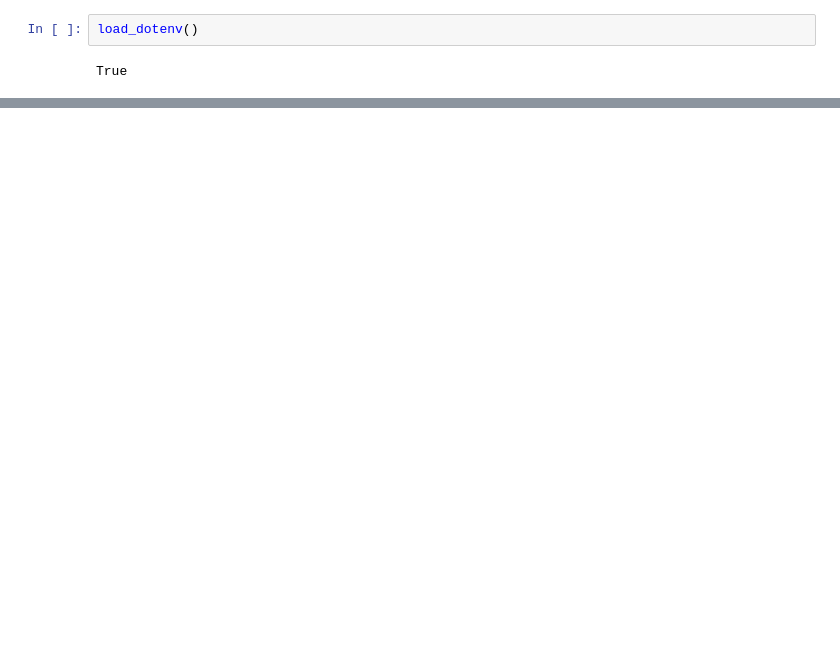
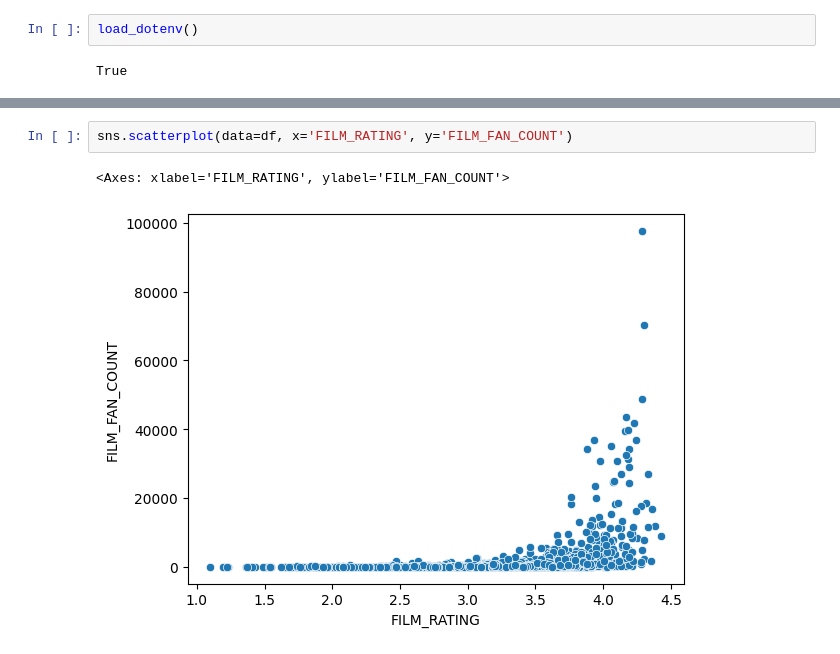
Before and after one commit to TD1138/letterboxd-app, a Jupyter notebook: lib/notebooks/WatchlistAlgo.ipynb, the cells around one changed output, grey strips where cells are left out. Saved outputs shown, nothing was run; the diff lists cells and outputs as text; blank space fills up the shorter version.

```diff
--- a/lib/notebooks/WatchlistAlgo.ipynb
+++ b/lib/notebooks/WatchlistAlgo.ipynb
@@ -34,0 +259,5 @@ FILM_YEAR :
+# %%
+sns.scatterplot(data=df, x='FILM_RATING', y='FILM_FAN_COUNT')
+# %% [output]
+<Axes: xlabel='FILM_RATING', ylabel='FILM_FAN_COUNT'>
+[figure, added]
```
Also changed, not shown: parts of 29 cells of this notebook, 4 other files.
